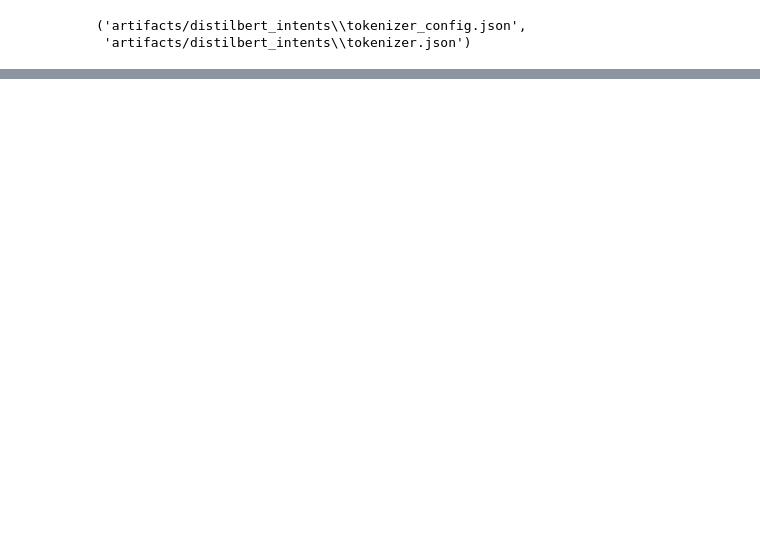
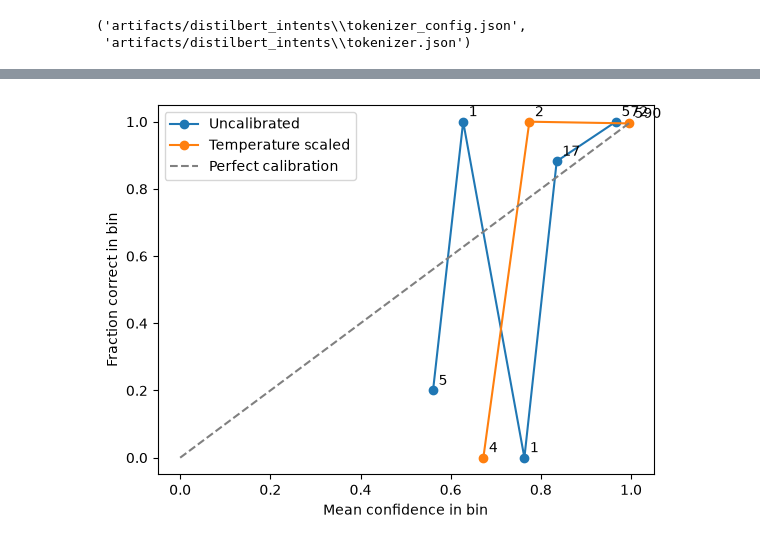
Before and after one commit to RaedAlkurdi/support-ticket-assistant, a Jupyter notebook: notebook.ipynb, the cells around one changed output, grey strips where cells are left out. Drawn from its saved outputs; the diff is of its cells as text; code cells hidden in the pictures; blank space fills up the shorter version.

Commit message:
docs: record Day 4 calibration and routing results

```diff
--- a/notebook.ipynb
+++ b/notebook.ipynb
@@ -458,0 +485,9 @@ DistilBertForSequenceClassification(
+# %%
+import scipy.optimize as opt
+from sklearn.metrics import log_loss
+
+temprature = result.predictions/0.6723
+softmaxing = softmax(temprature, axis=1)
+
+loss = log_loss(result.label_ids,softmaxing)
+loss
@@ -458,0 +519,10 @@ DistilBertForSequenceClassification(
+# %%
+result = trainer.predict(tokenized_validation_data)
+
+temprature = result.predictions/optimimzer.x
+softmaxing = softmax(temprature, axis=1)
+
+loss_calibrated = log_loss(result.label_ids,softmaxing)
+softmaxing = softmax(result.predictions, axis=1)
+loss_uncalibrated = log_loss(result.label_ids,softmaxing)
+print(f"Calibrated loss is {loss_calibrated}, Uncalibrated loss is {loss_uncalibrated}")
@@ -458,0 +532,36 @@ DistilBertForSequenceClassification(
+# %%
+import numpy as np
+import matplotlib.pyplot as plt
+from scipy.special import softmax
+
+labels = result.label_ids
+logits = result.predictions
+temperature = optimimzer.x
+
+def plot_reliability(probabilities, name):
+    confidence = probabilities.max(axis=1)
+    correct = probabilities.argmax(axis=1) == labels
+
+    n_bins = 10
+    bin_ids = np.minimum((confidence * n_bins).astype(int), n_bins - 1)
+    counts = np.bincount(bin_ids, minlength=n_bins)
+    confidence_sum = np.bincount(bin_ids, weights=confidence, minlength=n_bins)
+    correct_sum = np.bincount(bin_ids, weights=correct, minlength=n_bins)
+
+    nonempty = counts > 0
+    mean_confidence = confidence_sum[nonempty] / counts[nonempty]
+    accuracy = correct_sum[nonempty] / counts[nonempty]
+
+    plt.plot(mean_confidence, accuracy, marker="o", label=name)
+    for x, y, count in zip(mean_confidence, accuracy, counts[nonempty]):
+        plt.annotate(str(count), (x, y), xytext=(4, 4), textcoords="offset points")
+
+plot_reliability(softmax(logits, axis=1), "Uncalibrated")
+plot_reliability(softmax(logits / temperature, axis=1), "Temperature scaled")
+plt.plot([0, 1], [0, 1], "--", color="gray", label="Perfect calibration")
+plt.xlabel("Mean confidence in bin")
+plt.ylabel("Fraction correct in bin")
+plt.legend()
+plt.show()
+# %% [output]
+[figure, added]
```
Also changed, not shown: parts of 24 cells of this notebook, 1 other file.
